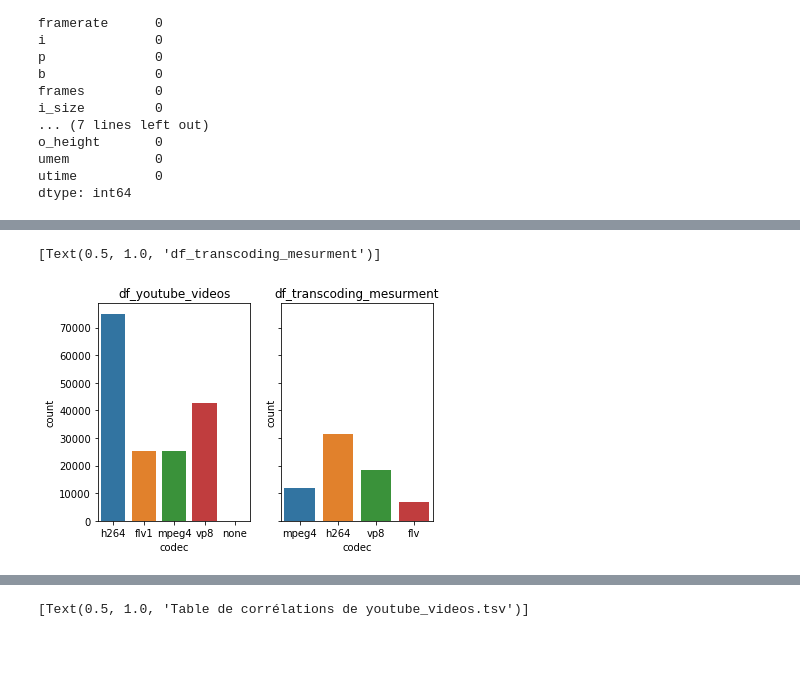
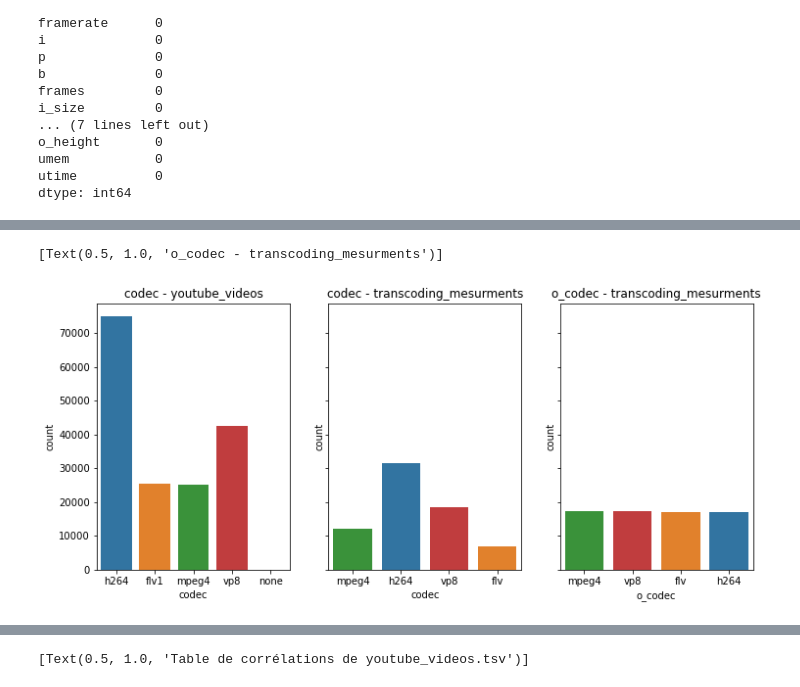
Before and after one commit to Anatole-Lapelerie/ESILV-S7-Python-for-Data-Analysis, a Jupyter notebook: main.ipynb, the cells around one changed output, grey strips where cells are left out. Drawn from its saved outputs; the diff is of its cells as text; code cells hidden in the pictures; blank space fills up the shorter version.

```diff
--- a/main.ipynb
+++ b/main.ipynb
@@ -93,6 +93,8 @@ import matplotlib.pyplot as plt
 import numpy as np
 import pandas as pd
 import seaborn as sns
+# %%
+palette_codec = { "h264": "C0", "flv1": "C1", "flv": "C1", "mpeg4": "C2", "vp8": "C3", "none": "k"}
 # %% [markdown]
 ### Récupération des données
 
@@ -210,7 +204,8 @@ A titre d'exemple, le codec H264 que l'on retrouve dans ce dataset permet de com
 # %%
-fig, axes = plt.subplots(1, 2, sharey=True)
-sns.countplot(x="codec", data=df_youtube_videos, ax=axes[0]).set(title="df_youtube_videos")
-sns.countplot(x="codec", data=df_transcoding_mesurment, ax=axes[1]).set(title="df_transcoding_mesurment")
+fig, axes = plt.subplots(1, 3, figsize=(12, 5), sharey=True)
+sns.countplot(x="codec", data=df_youtube_videos, ax=axes[0], palette=palette_codec).set(title="codec - youtube_videos")
+sns.countplot(x="codec", data=df_transcoding_mesurment, ax=axes[1], palette=palette_codec).set(title="codec - transcoding_mesurments")
+sns.countplot(x="o_codec", data=df_transcoding_mesurment, ax=axes[2], palette=palette_codec).set(title="o_codec - transcoding_mesurments")
 # %% [output]
-[Text(0.5, 1.0, 'df_transcoding_mesurment')]
+[Text(0.5, 1.0, 'o_codec - transcoding_mesurments')]
-[figure, old version]
+[figure, new version]
```
Also changed, not shown: parts of 8 cells of this notebook.
